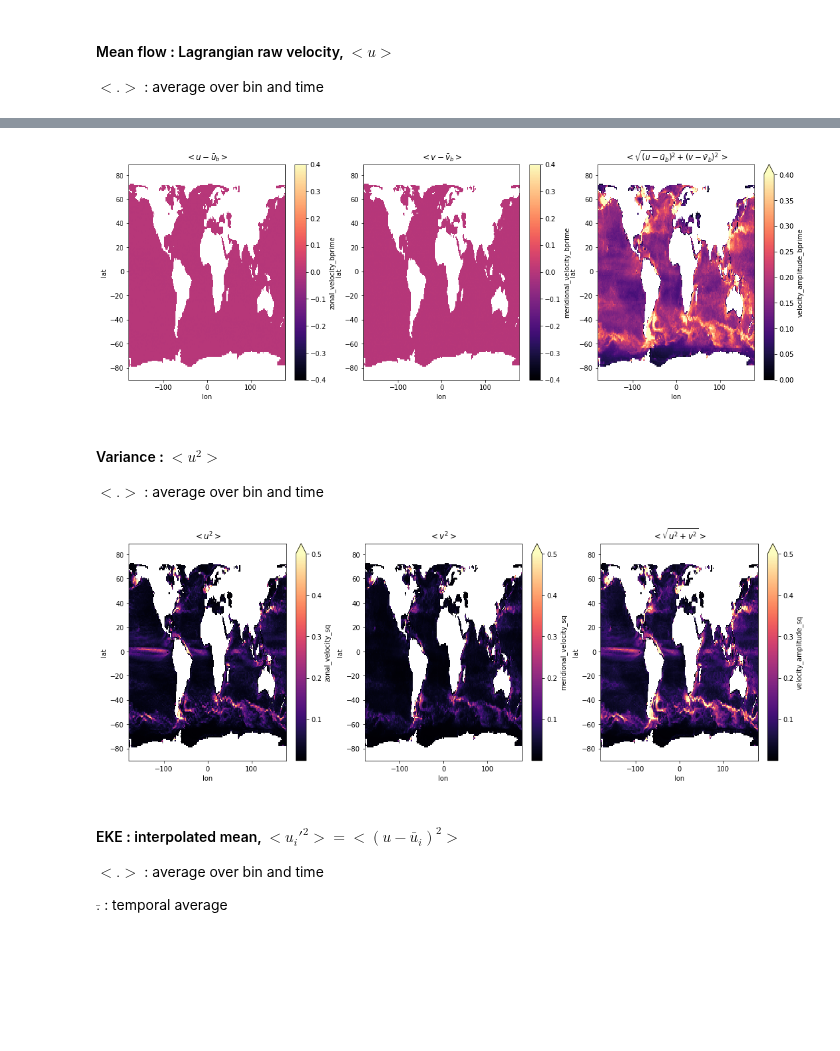
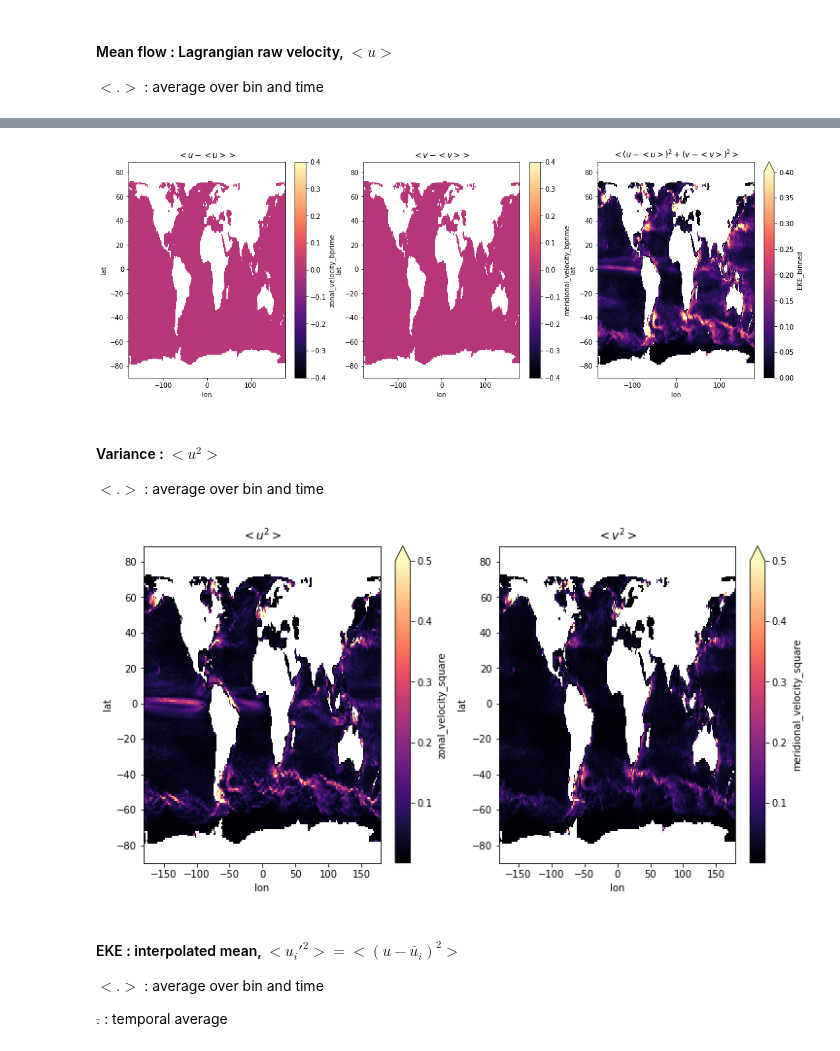
Before and after one commit to apatlpo/mit_equinox, a Jupyter notebook: parcels/binned_diags.ipynb, the cells around one changed output, grey strips where cells are left out. Cells and saved outputs as stored; diff of their text form; code cells hidden in the pictures; blank space fills up the shorter version.

```diff
--- a/parcels/binned_diags.ipynb
+++ b/parcels/binned_diags.ipynb
@@ -239,3 +319,10 @@ for V, ax,title in zip(columns,axs,[r'$<u>$',r'$<v>$',r'$<\sqrt{u^2+v^2}>$']):
 $<.>$ : average over bin and time
 
 $\bar .$ : temporal average
+# %%
+columns = ['mean_zonal_velocity','mean_meridional_velocity','mean_KE']
+figsize=(6*len(columns),6)
+fig,axs = plt.subplots(1,len(columns),figsize=figsize)#,subplot_kw=dict(projection=projection))
+for V, ax,title in zip(columns,axs,[r'$<\bar u_i>$',r'$<\bar v_i>$',r'$<\bar u_i^2+\bar v_i^2>$']):
+    df_mean[V].plot(ax=ax,x='lon',vmax=0.4,cmap='magma')
+    ax.set_title(title)
@@ -242,9 +331,8 @@ $\bar .$ : temporal average
 # %%
-columns = ['zonal_velocity_iprime','meridional_velocity_iprime','velocity_amplitude_iprime']
+columns = ['zonal_velocity_iprime','meridional_velocity_iprime','EKE']
 figsize=(6*len(columns),6)
 fig,axs = plt.subplots(1,len(columns),figsize=figsize)#,subplot_kw=dict(projection=projection))
-for V, ax,title in zip(columns,axs,[r'$<u-\bar u_i>$',r'$<v-\bar v_i>$',r'$<\sqrt{(u-\bar u_i)^2+(v-\bar v_i)^2}>$']):
-
-    df_mean[V].plot(ax=ax,x='lon',vmax=0.4,cmap='magma')
+for V, ax,title in zip(columns,axs,[r'$<u-\bar u_i>$',r'$<v-\bar v_i>$',r'$<(u-\bar u_i)^2+(v-\bar v_i)^2>$']):
+    df_mean[V].plot(ax=ax,x='lon',vmax=0.1,cmap='magma')
     ax.set_title(title)
 # %% [output]
@@ -254,3 +342,11 @@ for V, ax,title in zip(columns,axs,[r'$<u-\bar u_i>$',r'$<v-\bar v_i>$',r'$<\sqr
 $<.>$ : average over bin and time
 
 $\bar .$ : temporal and binend average
+# %%
+columns = ['zonal_velocity_binned','meridional_velocity_binned','mean_KE_binned']
+figsize=(6*len(columns),6)
+fig,axs = plt.subplots(1,len(columns),figsize=figsize)#,subplot_kw=dict(projection=projection))
+for V, ax,title in zip(columns,axs,[r'$<<u>>$',r'$<<v>>$',r'$<<u>^2+<v>^2>$']):
+
+    df_mean[V].plot(ax=ax,x='lon',vmax=0.4,cmap='magma')
+    ax.set_title(title)
@@ -257,26 +355,26 @@ $\bar .$ : temporal and binend average
 # %%
-columns = ['zonal_velocity_bprime','meridional_velocity_bprime','velocity_amplitude_bprime']
+columns = ['zonal_velocity_bprime','meridional_velocity_bprime','EKE_binned']
 figsize=(6*len(columns),6)
 fig,axs = plt.subplots(1,len(columns),figsize=figsize)#,subplot_kw=dict(projection=projection))
-for V, ax,title in zip(columns,axs,[r'$<u-\bar u_b>$',r'$<v-\bar v_b>$',r'$<\sqrt{(u-\bar u_b)^2+(v-\bar v_b)^2}>$']):
+for V, ax,title in zip(columns,axs,[r'$<u-<u>>$',r'$<v-<v>>$',r'$<(u-<u>)^2+(v-<v>)^2>$']):
 
     df_mean[V].plot(ax=ax,x='lon',vmax=0.4,cmap='magma')
     ax.set_title(title)
 # %% [output]
-[figure, old version]
+[figure, new version]
 # %% [markdown]
 #### Variance : $<u^2>$
 $<.>$ : average over bin and time
 # %%
-columns = ['zonal_velocity','meridional_velocity','velocity_amplitude']
+columns = ['zonal_velocity','meridional_velocity']
 figsize=(6*len(columns),6)
 fig,axs = plt.subplots(1,len(columns),figsize=figsize)#,subplot_kw=dict(projection=projection))
 for V, ax,title in zip(columns,axs,[r'$<u^2>$',r'$<v^2>$',r'$<\sqrt{u^2+v^2}>$']):
 
-    df_mean[V+'_sq'].plot(ax=ax,x='lon',vmax=0.5,cmap='magma')
+    df_mean[V+'_square'].plot(ax=ax,x='lon',vmax=0.5,cmap='magma')
     ax.set_title(title)
 # %% [output]
-[figure, old version]
+[figure, new version]
 # %% [markdown]
 #### EKE : interpolated mean, $<u_i'^2>=<(u-\bar u_i)^2>$
 $<.>$ : average over bin and time
```
Also changed, not shown: parts of 58 cells of this notebook, 2 other files.
